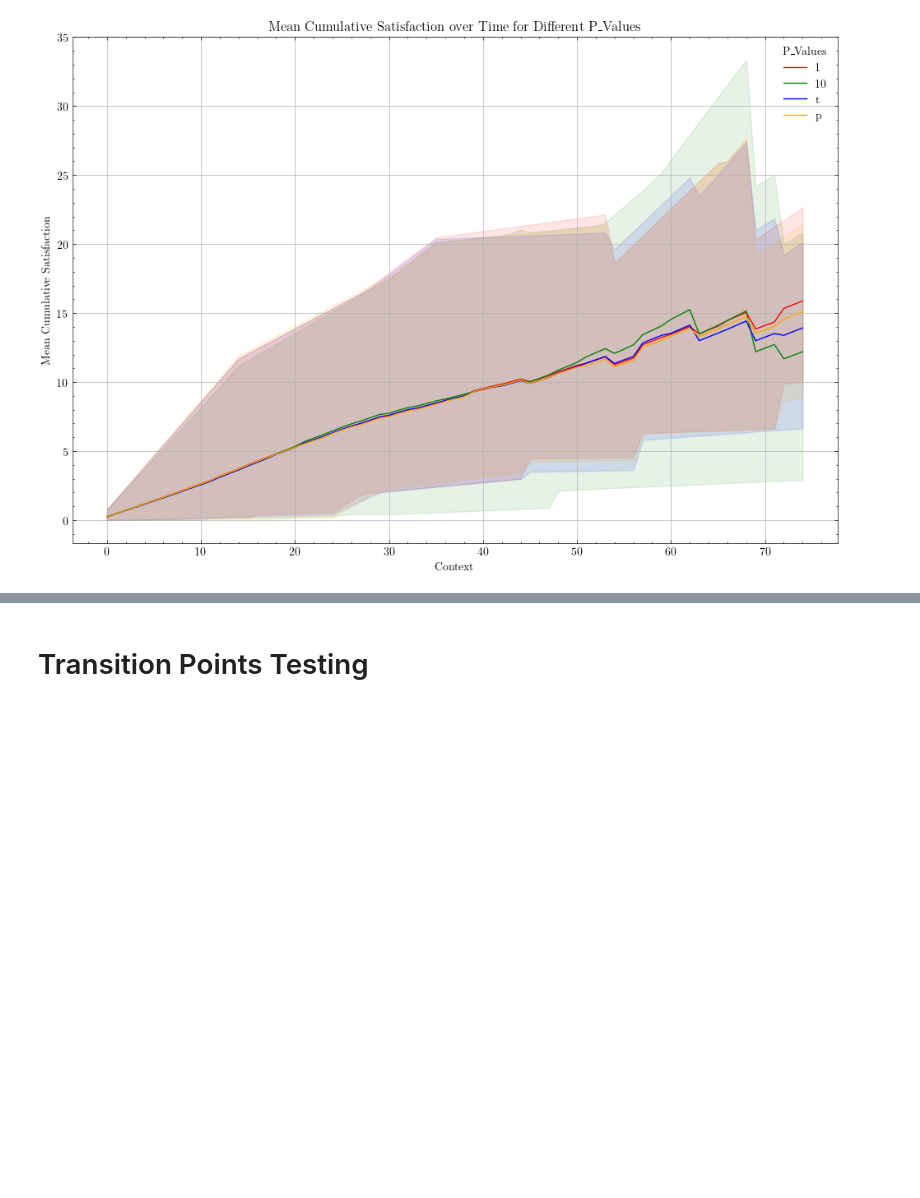
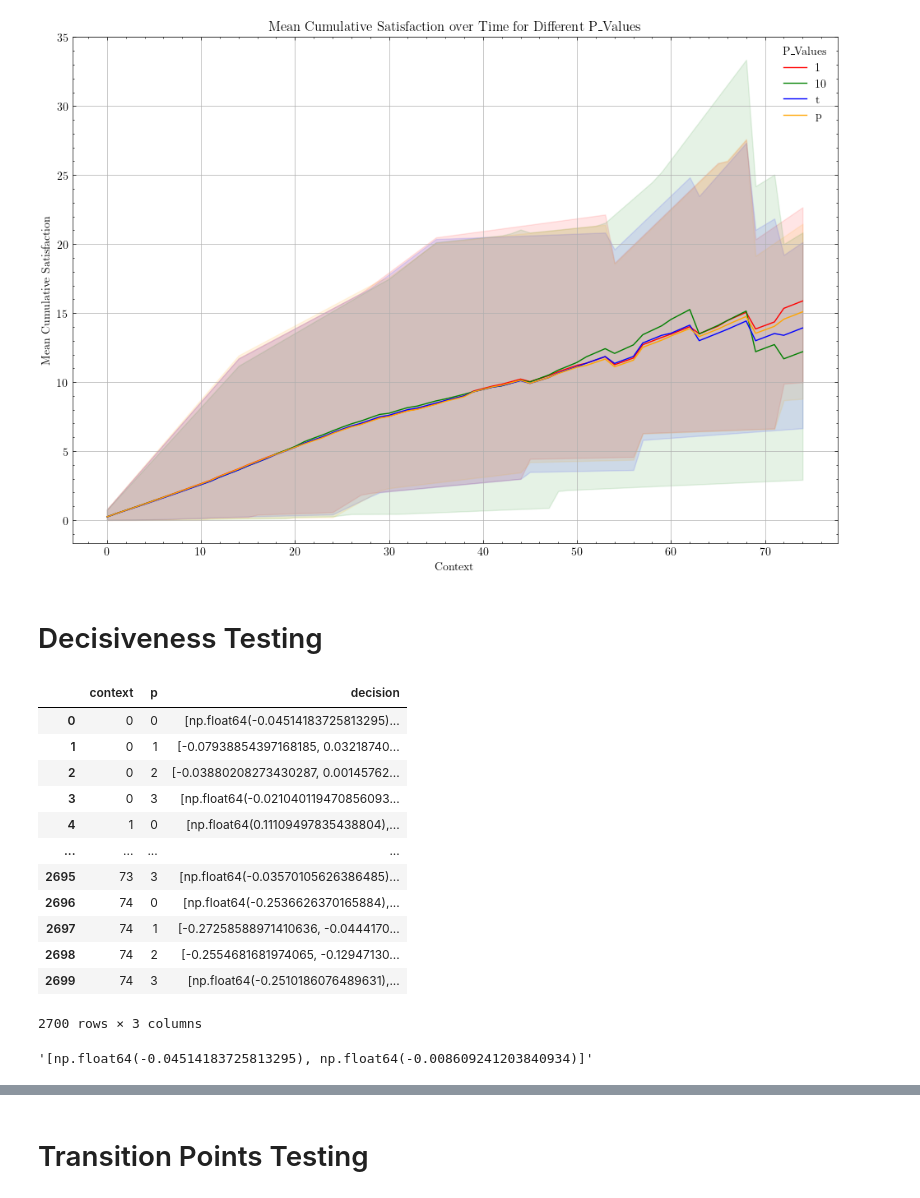
Before and after one commit to JosephTrevorrow/ValueSystemsAggregation, a Jupyter notebook: process_data/test.ipynb, the cells around one changed output, grey strips where cells are left out. Saved outputs shown, nothing was run; the diff lists cells and outputs as text; code cells hidden in the pictures; blank space fills up the shorter version.

Commit message:
experiment plots

```diff
--- a/process_data/test.ipynb
+++ b/process_data/test.ipynb
@@ -67,3 +67,25 @@ plt.grid(True)
 plt.show()
 # %% [output]
 [figure]
+# %% [markdown]
+# Decisiveness Testing
+# %%
+results_filename = "/home/ia23938/Documents/GitHub/ValueSystemsAggregation/experiment_results/egal_dist/egal_dist_DECISIONS.csv"
+savename = "test"
+data = pd.read_csv(results_filename)
+# %%
+data
+# %% [output]
+|  | context | p | decision |
+| 0 | 0 | 0 | [np.float64(-0.04514183725813295)... |
+| 1 | 0 | 1 | [-0.07938854397168185, 0.03218740... |
+| 2 | 0 | 2 | [-0.03880208273430287, 0.00145762... |
+| 3 | 0 | 3 | [np.float64(-0.021040119470856093... |
+| 4 | 1 | 0 | [np.float64(0.11109497835438804),... |
+| ... | ... | ... | ... |
+| 2695 | 73 | 3 | [np.float64(-0.03570105626386485)... |
+| 2696 | 74 | 0 | [np.float64(-0.2536626370165884),... |
+| 2697 | 74 | 1 | [-0.27258588971410636, -0.0444170... |
+| 2698 | 74 | 2 | [-0.2554681681974065, -0.12947130... |
+| 2699 | 74 | 3 | [np.float64(-0.2510186076489631),... |
+2700 rows × 3 columns
@@ -69,0 +96,4 @@ plt.show()
+# %%
+data['decision'][0]
+# %% [output]
+'[np.float64(-0.04514183725813295), np.float64(-0.008609241203840934)]'
```
Also changed, not shown: parts of 7 cells of this notebook, 37 other files.
